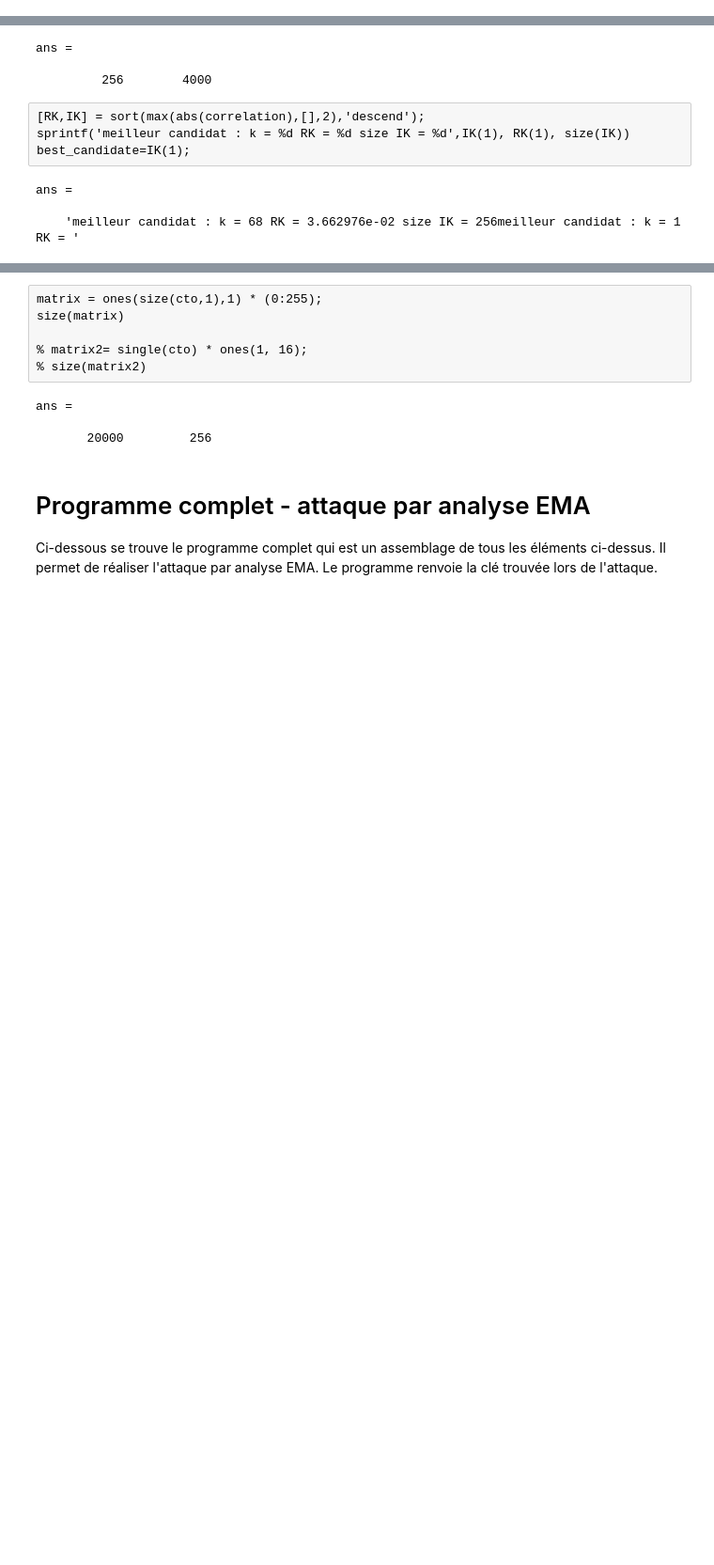
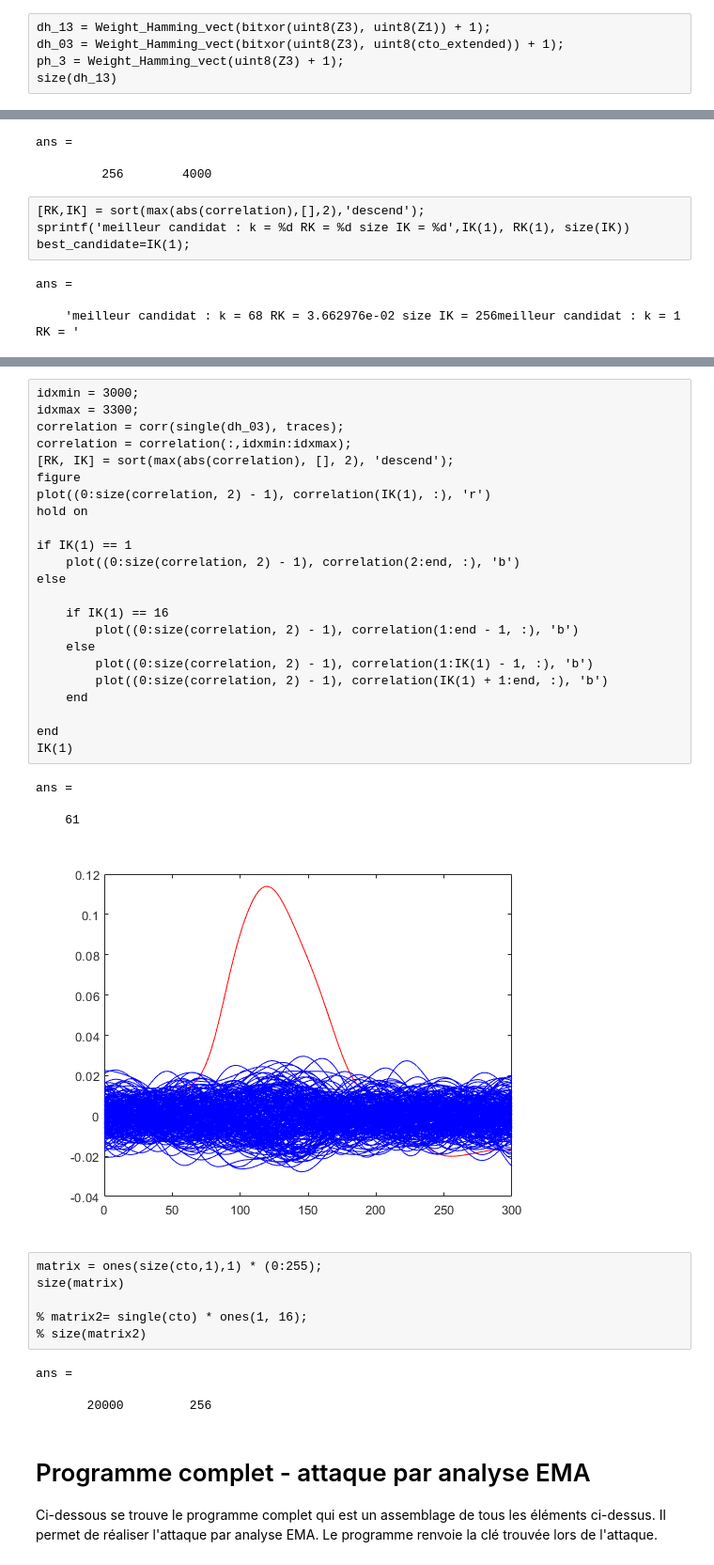
Before and after one commit to LBF38/Projet-EMA, a Jupyter notebook: analyse.ipynb, the cells around one changed output, grey strips where cells are left out. Shown at 94% size. Saved outputs shown, nothing was run; the diff lists cells and outputs as text; blank space fills up the shorter version.

```diff
--- a/analyse.ipynb
+++ b/analyse.ipynb
@@ -226,0 +216,5 @@ ans =
+# %%
+dh_13 = Weight_Hamming_vect(bitxor(uint8(Z3), uint8(Z1)) + 1);
+dh_03 = Weight_Hamming_vect(bitxor(uint8(Z3), uint8(cto_extended)) + 1);
+ph_3 = Weight_Hamming_vect(uint8(Z3) + 1);
+size(dh_13)
@@ -280,3 +257,31 @@ ans =
+# %%
+idxmin = 3000;
+idxmax = 3300;
+correlation = corr(single(dh_03), traces);
+correlation = correlation(:,idxmin:idxmax);
+[RK, IK] = sort(max(abs(correlation), [], 2), 'descend');
+figure
+plot((0:size(correlation, 2) - 1), correlation(IK(1), :), 'r')
+hold on
+
+if IK(1) == 1
+    plot((0:size(correlation, 2) - 1), correlation(2:end, :), 'b')
+else
+
+    if IK(1) == 16
+        plot((0:size(correlation, 2) - 1), correlation(1:end - 1, :), 'b')
+    else
+        plot((0:size(correlation, 2) - 1), correlation(1:IK(1) - 1, :), 'b')
+        plot((0:size(correlation, 2) - 1), correlation(IK(1) + 1:end, :), 'b')
+    end
+
+end
+IK(1)
+# %% [output]
+ans =
+
+    61
+[figure, added]
 # %%
 matrix = ones(size(cto,1),1) * (0:255);
 size(matrix)
```
Also changed, not shown: parts of 20 cells of this notebook.
